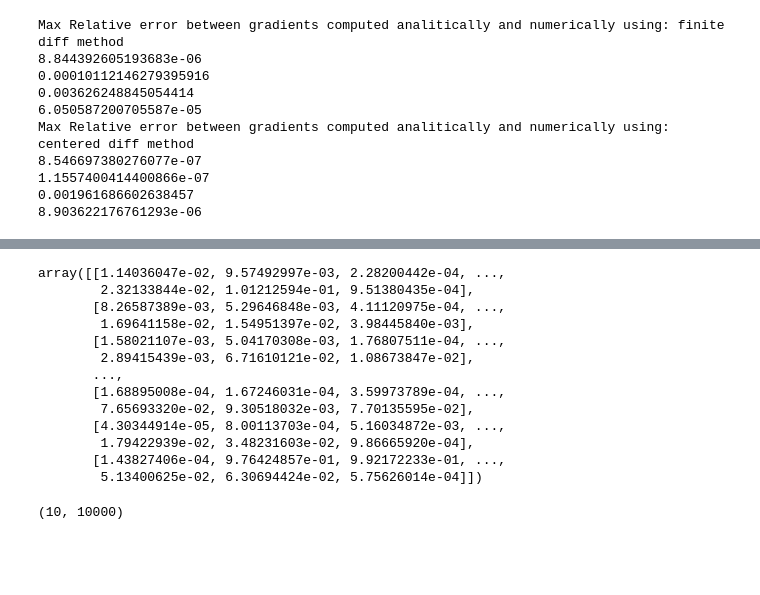
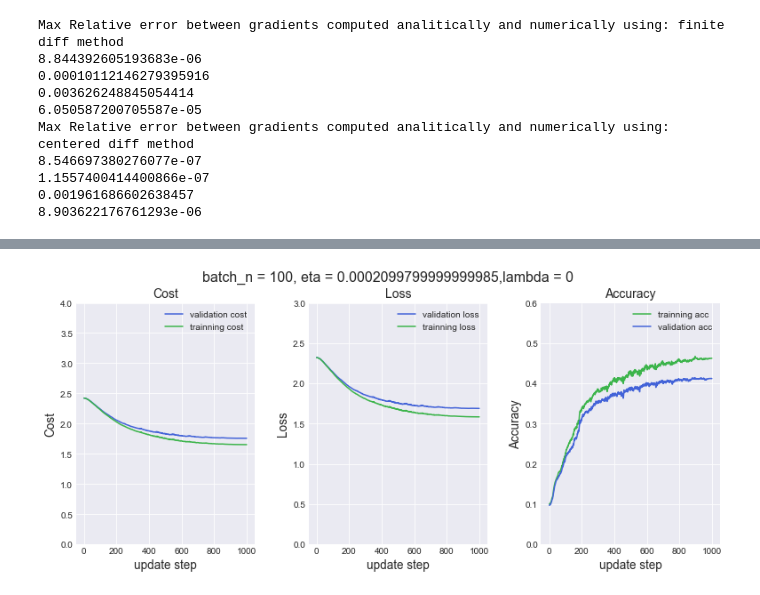
Before and after one commit to msarrias/deep-learning-KTH-DD2424, a Jupyter notebook: assignment-2/assignment-2.ipynb, the cells around one changed output, grey strips where cells are left out. Drawn from its saved outputs; the diff is of its cells as text; code cells hidden in the pictures; blank space fills up the shorter version.

```diff
--- a/assignment-2/assignment-2.ipynb
+++ b/assignment-2/assignment-2.ipynb
@@ -78,0 +93,13 @@ def ComputeAccuracy(X_, y_, W_1_, W_2_, b_1_, b_2_):
+# %%
+##Exercise 3:
+GD_params = f.params(n_batch=100, eta=0, n_epochs=10)
+W_1_c, b_1_c, W_2_c, b_2_c, cf_train_c, cf_val_c, cl_train_c, cl_val_c, acc_train_c, acc_val_c = MiniBatchGD(
+    50, 1e-5, 1e-1, 500, 1, trainning_data.data, trainning_data.labels,trainning_data.y,
+    validation_data.data, validation_data.labels, validation_data.y,
+    GD_params, lambda_=0.01
+)
+# %%
+plot_cf_loss_acc_vs_step_counter(cf_val_c, cf_train_c, acc_train_c, acc_val_c, cl_train_c, cl_val_c, GD_params,lambda_=0,
+                                 out_filename=os.path.join(result_pics,'none'))
+# %% [output]
+[figure, added]
@@ -132,20 +224,0 @@ p, H = SOFTMAX(trainning_data.data, W_1, W_2, b_1, b_2)
-# %%
-p
-# %% [output]
-array([[1.14036047e-02, 9.57492997e-03, 2.28200442e-04, ...,
-        2.32133844e-02, 1.01212594e-01, 9.51380435e-04],
-       [8.26587389e-03, 5.29646848e-03, 4.11120975e-04, ...,
-        1.69641158e-02, 1.54951397e-02, 3.98445840e-03],
-       [1.58021107e-03, 5.04170308e-03, 1.76807511e-04, ...,
-        2.89415439e-03, 6.71610121e-02, 1.08673847e-02],
-       ...,
-       [1.68895008e-04, 1.67246031e-04, 3.59973789e-04, ...,
-        7.65693320e-02, 9.30518032e-03, 7.70135595e-02],
-       [4.30344914e-05, 8.00113703e-04, 5.16034872e-03, ...,
-        1.79422939e-02, 3.48231603e-02, 9.86665920e-04],
-       [1.43827406e-04, 9.76424857e-01, 9.92172233e-01, ...,
-        5.13400625e-02, 6.30694424e-02, 5.75626014e-04]])
-# %%
-trainning_data.labels.shape
-# %% [output]
-(10, 10000)
```
Also changed, not shown: parts of 21 cells of this notebook, 12 other files.
